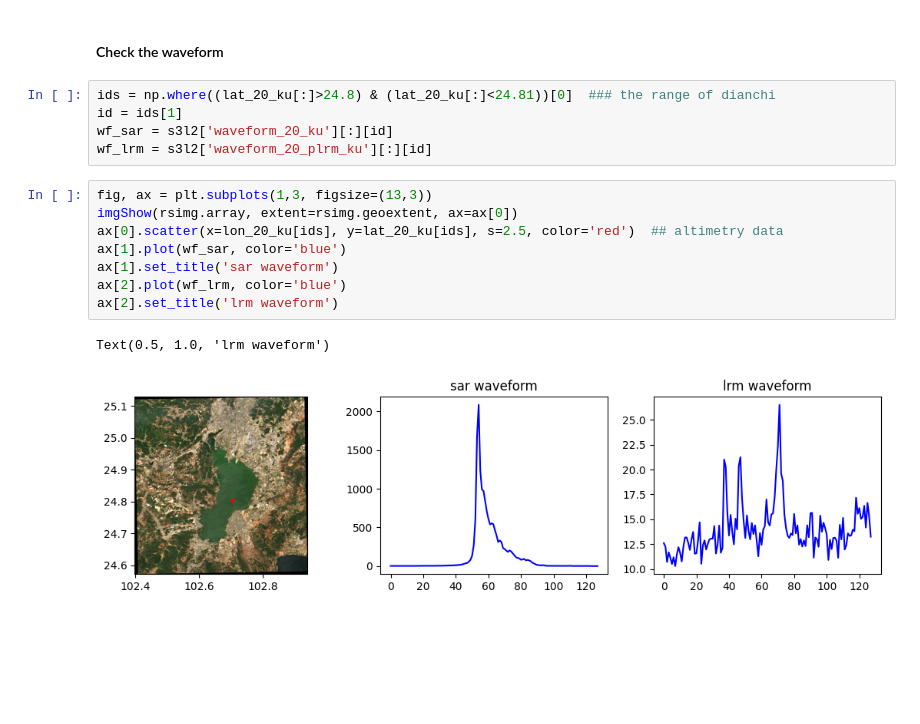
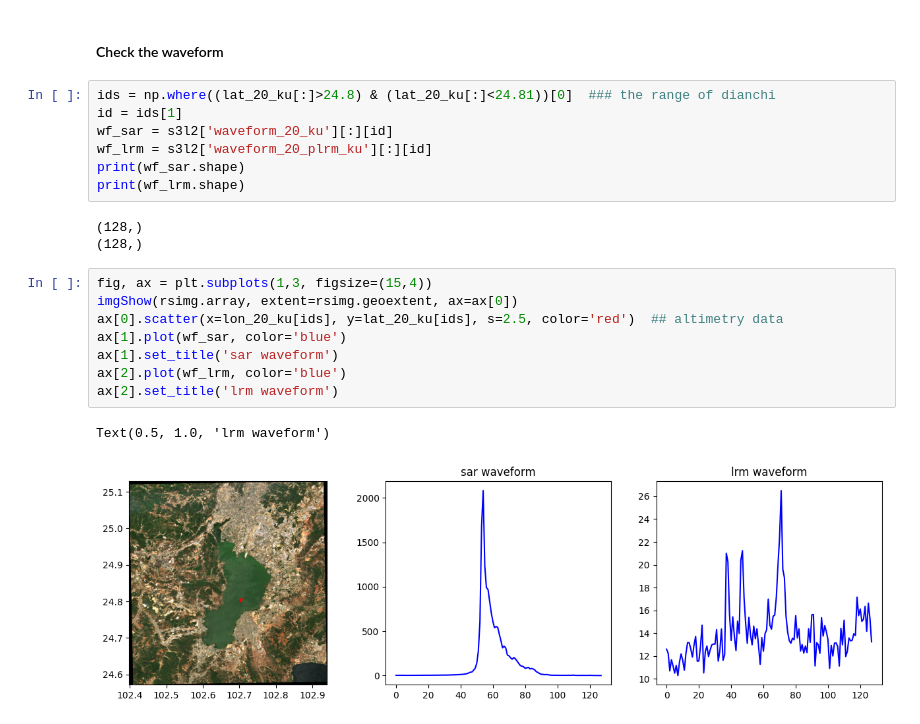
Before and after one commit to xinluo2018/satellite-altimetry-course, a Jupyter notebook: 第3章-星载雷达测高应用-12学时/2-sentinel-3_check.ipynb, the cells around one changed output. Drawn from its saved outputs; the diff is of its cells as text; blank space fills up the shorter version.

```diff
--- a/第3章-星载雷达测高应用-12学时/2-sentinel-3_check.ipynb
+++ b/第3章-星载雷达测高应用-12学时/2-sentinel-3_check.ipynb
@@ -121,14 +100,19 @@ ids = np.where((lat_20_ku[:]>24.8) & (lat_20_ku[:]<24.81))[0]  ### the range of
 id = ids[1]
 wf_sar = s3l2['waveform_20_ku'][:][id]
 wf_lrm = s3l2['waveform_20_plrm_ku'][:][id]
+print(wf_sar.shape)
+print(wf_lrm.shape)
+# %% [output]
+(128,)
+(128,)
 # %%
-fig, ax = plt.subplots(1,3, figsize=(13,3))
+fig, ax = plt.subplots(1,3, figsize=(15,4))
 imgShow(rsimg.array, extent=rsimg.geoextent, ax=ax[0])
 ax[0].scatter(x=lon_20_ku[ids], y=lat_20_ku[ids], s=2.5, color='red')  ## altimetry data
 ax[1].plot(wf_sar, color='blue')
 ax[1].set_title('sar waveform')
 ax[2].plot(wf_lrm, color='blue')
 ax[2].set_title('lrm waveform')
 # %% [output]
 Text(0.5, 1.0, 'lrm waveform')
-[figure, old version]
+[figure, new version]
```
Also changed, not shown: parts of 4 cells of this notebook, 8 other files.
